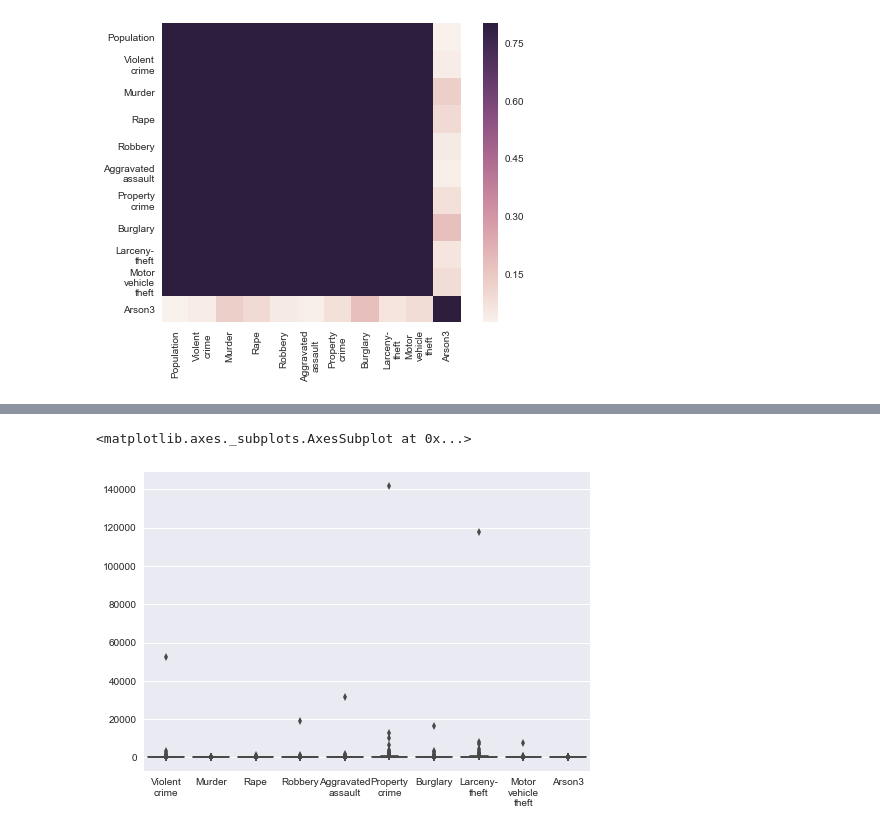
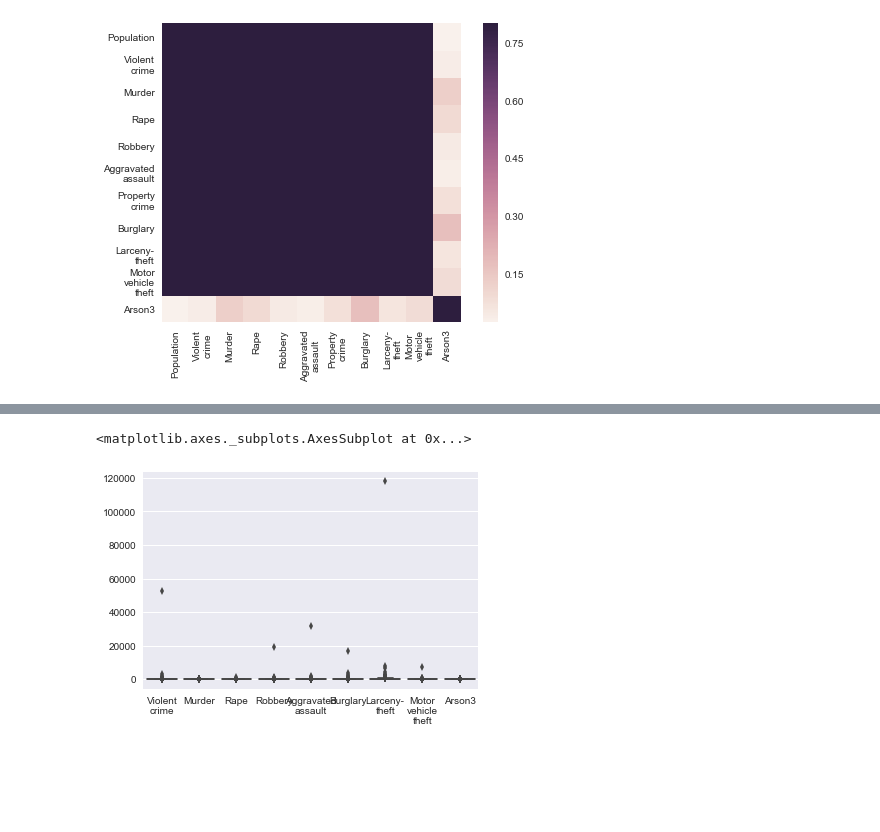
Before and after one commit to v2br/AI_study, a Jupyter notebook: unit2/Unit2Lesson4MyRegressionModel.ipynb, the cells around one changed output, grey strips where cells are left out. Drawn from its saved outputs; the diff is of its cells as text; code cells hidden in the pictures; blank space fills up the shorter version.

```diff
--- a/unit2/Unit2Lesson4MyRegressionModel.ipynb
+++ b/unit2/Unit2Lesson4MyRegressionModel.ipynb
@@ -96,10 +141,10 @@ plt.show()
 [figure]
 # %%
-pr=df.drop(['City', 'Population'],axis=1)
+pr=df.drop(['City', 'Population','Property\ncrime'],axis=1)
 sns.boxplot(pr)
 # %% [output]
 <matplotlib.axes._subplots.AxesSubplot at 0x...>
-[figure, old version]
+[figure, new version]
 # %%
 
 df['robCode']=df['Robbery'].apply(lambda x: 1 if x > 0 else 0)
```
Also changed, not shown: parts of 15 cells of this notebook, 6 other files.
